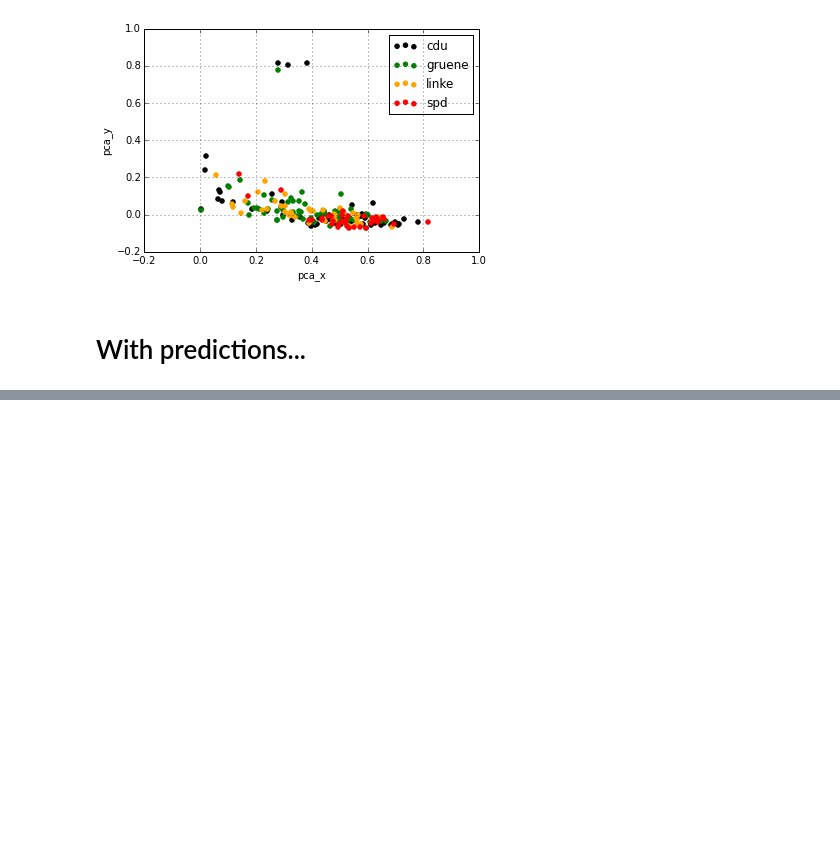
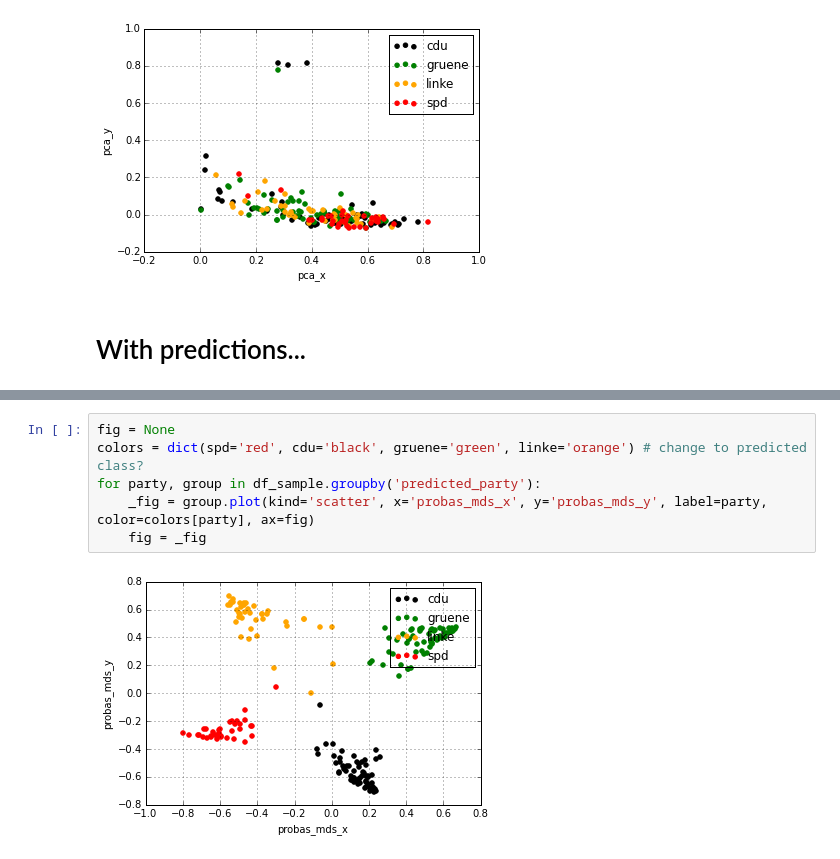
Before and after one commit to kirel/political-affiliation-prediction, a Jupyter notebook: visualization.ipynb, the cells around one changed output, grey strips where cells are left out. Drawn from its saved outputs; the diff is of its cells as text; blank space fills up the shorter version.

```diff
--- a/visualization.ipynb
+++ b/visualization.ipynb
@@ -170,0 +176,8 @@ for party, group in df_sample.groupby('party'):
+# %%
+fig = None
+colors = dict(spd='red', cdu='black', gruene='green', linke='orange') # change to predicted class?
+for party, group in df_sample.groupby('predicted_party'):
+    _fig = group.plot(kind='scatter', x='probas_mds_x', y='probas_mds_y', label=party, color=colors[party], ax=fig)
+    fig = _fig
+# %% [output]
+[figure, added]
```
Also changed, not shown: parts of 4 cells of this notebook.
